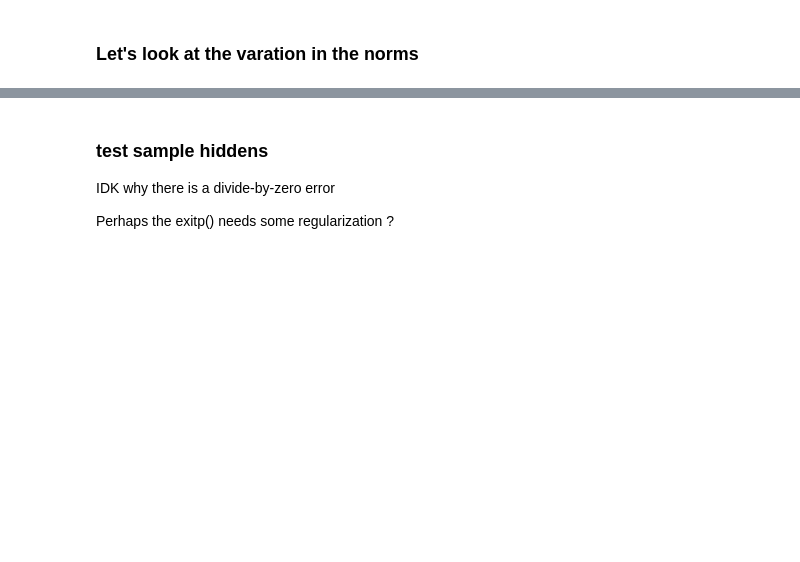
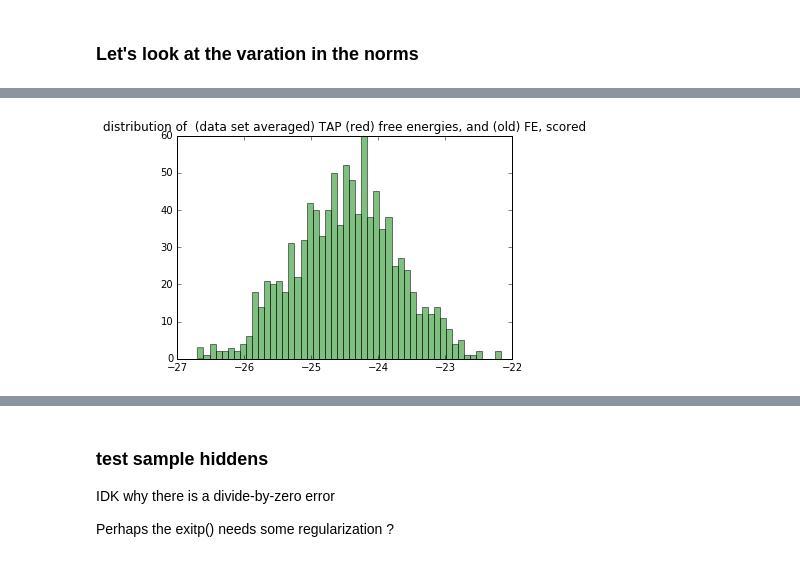
Before and after one commit to charlesmartin14/emf-rbm, a Jupyter notebook: EMF_RBM_Test.ipynb, the cells around one changed output, grey strips where cells are left out. Cells and saved outputs as stored; diff of their text form; code cells hidden in the pictures; blank space fills up the shorter version.

```diff
--- a/EMF_RBM_Test.ipynb
+++ b/EMF_RBM_Test.ipynb
@@ -956,0 +971,6 @@ plt.show()
+# %%
+plt.hist(scored_fe,bins=50, color='green', alpha=0.5);
+plt.title("distribution of  (data set averaged) TAP (red) free energies, and (old) FE, scored")
+plt.show()
+# %% [output]
+[figure, added]
```
Also changed, not shown: parts of 11 cells of this notebook.
